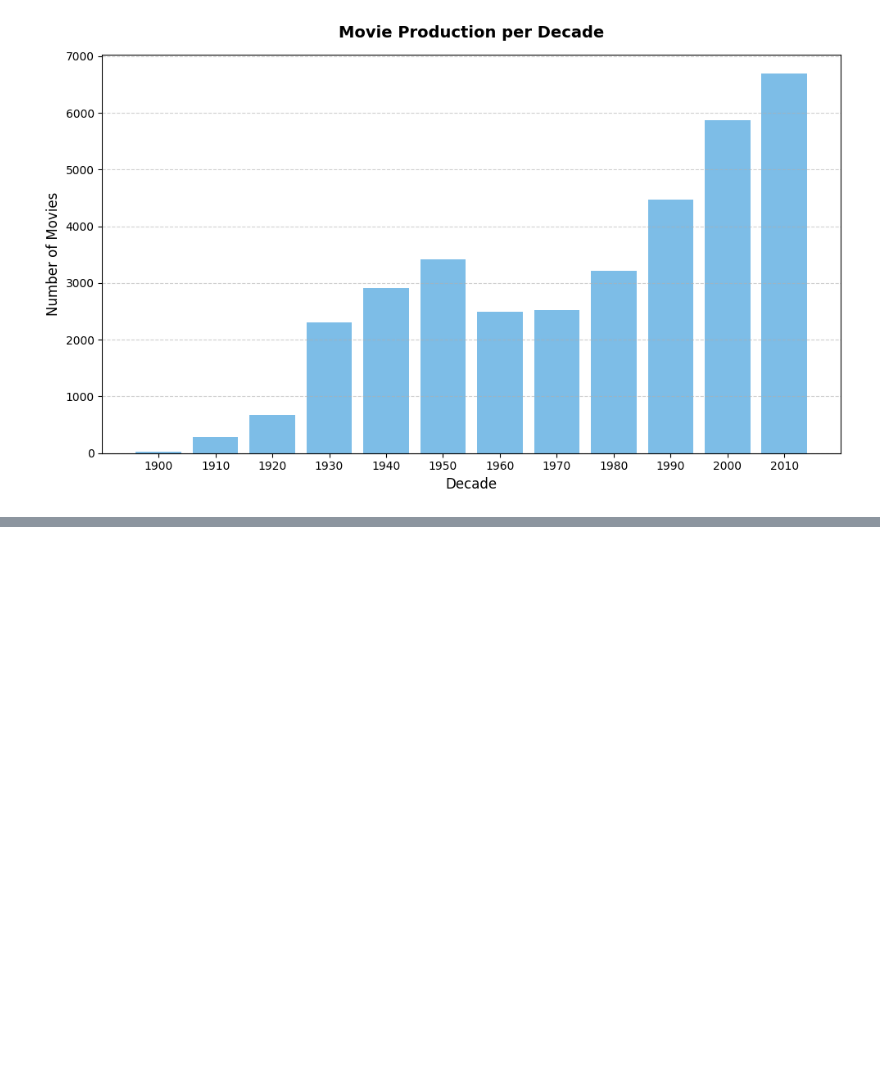
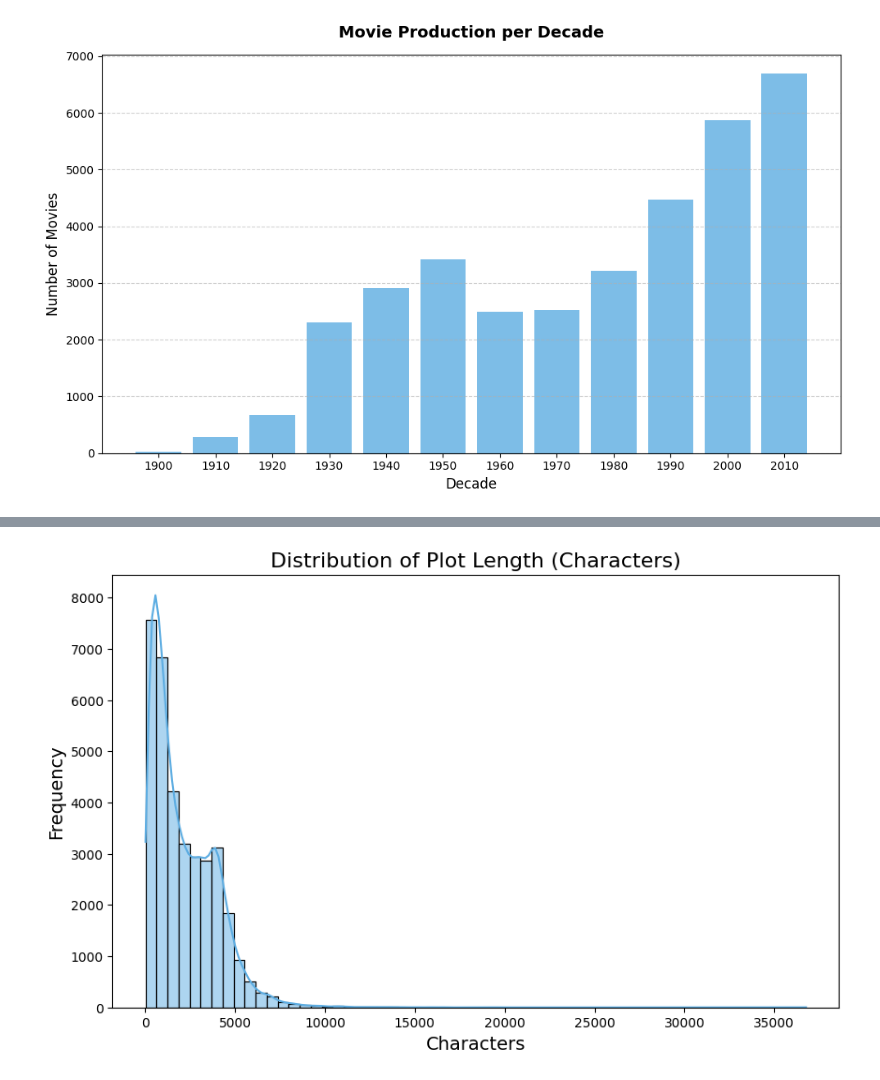
Before and after one commit to ilfncin/rag-movie-plots, a Jupyter notebook: notebooks/1.0-ilfn-initial-data-exploration.ipynb, the cells around one changed output, grey strips where cells are left out. Drawn from its saved outputs; the diff is of its cells as text; code cells hidden in the pictures; blank space fills up the shorter version.

```diff
--- a/notebooks/1.0-ilfn-initial-data-exploration.ipynb
+++ b/notebooks/1.0-ilfn-initial-data-exploration.ipynb
@@ -538,0 +242,13 @@ This situation is noteworthy for **RAG pipelines** because:
+# %%
+df["plot_length_chars"] = df["Plot"].astype(str).str.len()
+
+plt.figure(figsize=(10,6))
+sns.histplot(df["plot_length_chars"], bins=60, kde=True, color="#5DADE2")
+
+plt.title("Distribution of Plot Length (Characters)", fontsize=16)
+plt.xlabel("Characters", fontsize=14)
+plt.ylabel("Frequency", fontsize=14)
+
+plt.show()
+# %% [output]
+[figure, added]
```
Also changed, not shown: parts of 77 cells of this notebook, 15 other files.
